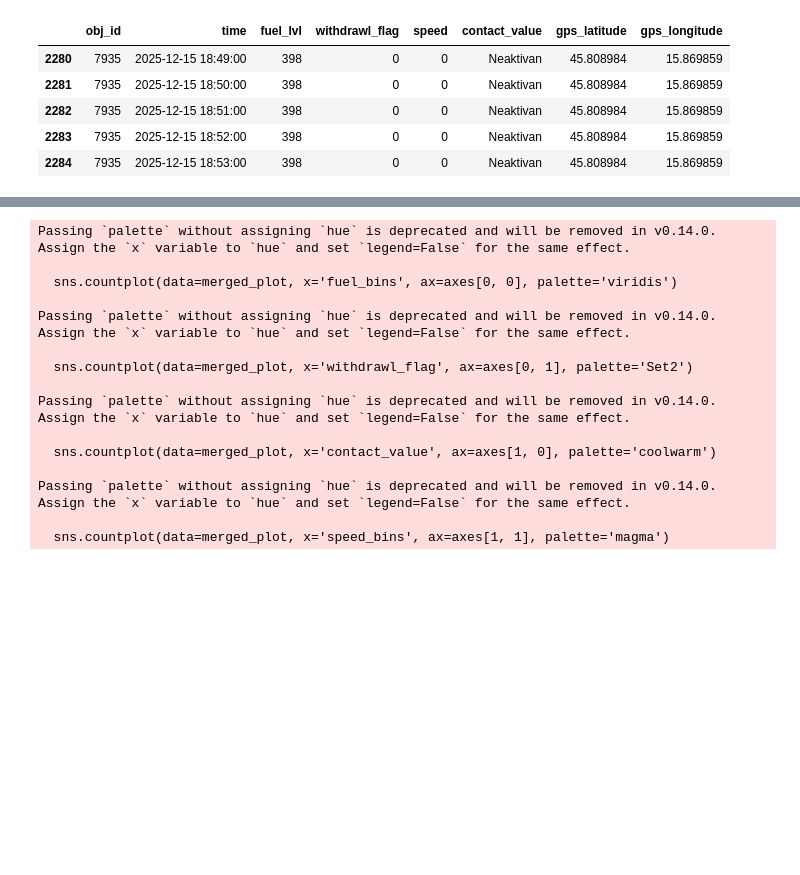
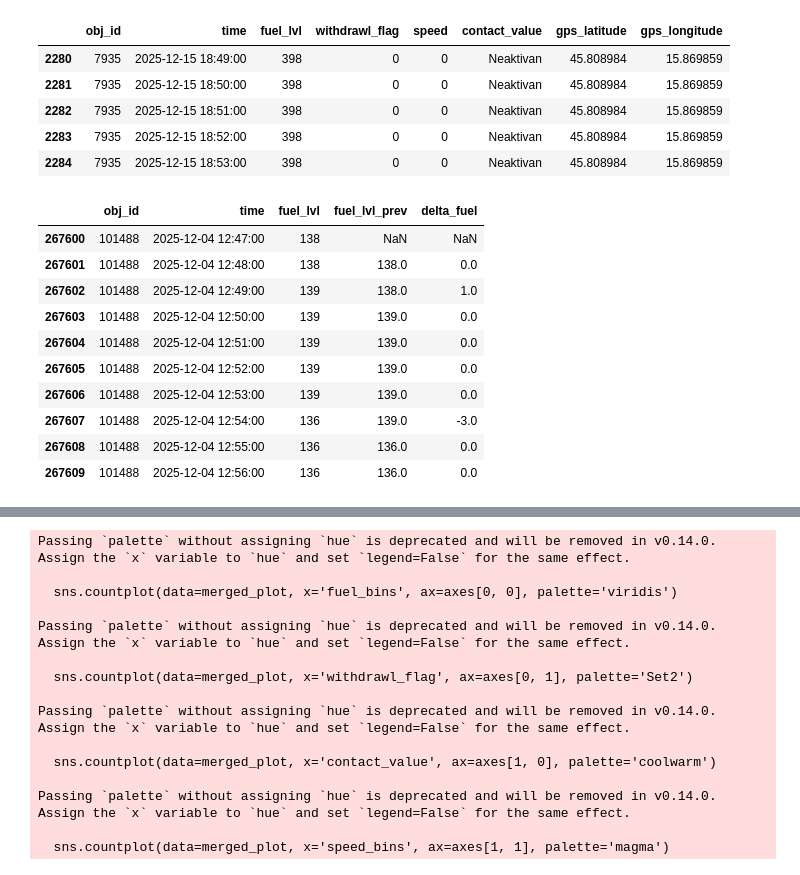
Before and after one commit to Djasek01/sick-fuel-event-detection, a Jupyter notebook: notebooks/Priprema_vizualuzacija_znacajki.ipynb, the cells around one changed output, grey strips where cells are left out. Saved outputs shown, nothing was run; the diff lists cells and outputs as text; code cells hidden in the pictures; blank space fills up the shorter version.

```diff
--- a/notebooks/01_Šalaj_Domgjonaj_Jasek.ipynb
+++ b/notebooks/Priprema_vizualuzacija_znacajki.ipynb
@@ -114,3 +151,24 @@ display(merged[merged['contact_value'] == 'Neaktivan'].head())
 | 2282 | 7935 | 2025-12-15 18:51:00 | 398 | 0 | 0 | Neaktivan | 45.808984 | 15.869859 |
 | 2283 | 7935 | 2025-12-15 18:52:00 | 398 | 0 | 0 | Neaktivan | 45.808984 | 15.869859 |
 | 2284 | 7935 | 2025-12-15 18:53:00 | 398 | 0 | 0 | Neaktivan | 45.808984 | 15.869859 |
+# %%
+# Sortiranje po vozilu i vremenu
+merged = merged.sort_values(by=["obj_id", "time"])
+
+# Kreiranje prethodne razine goriva i promjene
+merged["fuel_lvl_prev"] = merged.groupby("obj_id")["fuel_lvl"].shift(1)
+merged["delta_fuel"] = merged["fuel_lvl"] - merged["fuel_lvl_prev"]
+
+merged[["obj_id", "time", "fuel_lvl", "fuel_lvl_prev", "delta_fuel"]].head(10)
+# %% [output]
+|  | obj_id | time | fuel_lvl | fuel_lvl_prev | delta_fuel |
+| 267600 | 101488 | 2025-12-04 12:47:00 | 138 | NaN | NaN |
+| 267601 | 101488 | 2025-12-04 12:48:00 | 138 | 138.0 | 0.0 |
+| 267602 | 101488 | 2025-12-04 12:49:00 | 139 | 138.0 | 1.0 |
+| 267603 | 101488 | 2025-12-04 12:50:00 | 139 | 139.0 | 0.0 |
+| 267604 | 101488 | 2025-12-04 12:51:00 | 139 | 139.0 | 0.0 |
+| 267605 | 101488 | 2025-12-04 12:52:00 | 139 | 139.0 | 0.0 |
+| 267606 | 101488 | 2025-12-04 12:53:00 | 139 | 139.0 | 0.0 |
+| 267607 | 101488 | 2025-12-04 12:54:00 | 136 | 139.0 | -3.0 |
+| 267608 | 101488 | 2025-12-04 12:55:00 | 136 | 136.0 | 0.0 |
+| 267609 | 101488 | 2025-12-04 12:56:00 | 136 | 136.0 | 0.0 |
```
Also changed, not shown: parts of 15 cells of this notebook, 1 other file.
